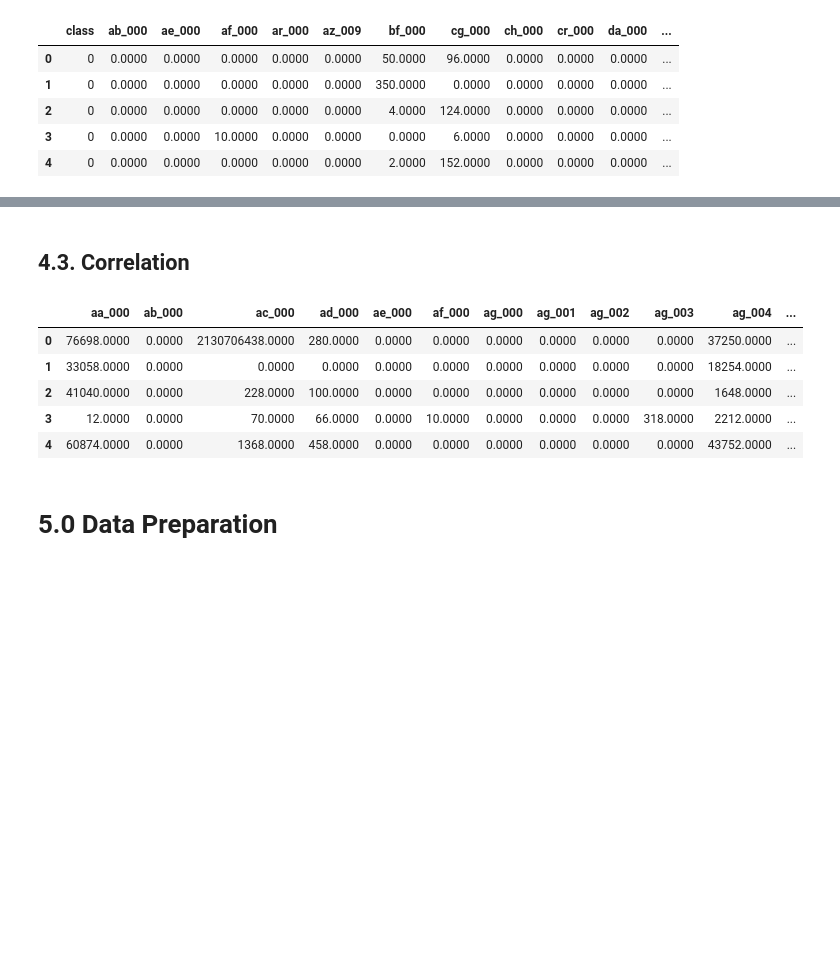
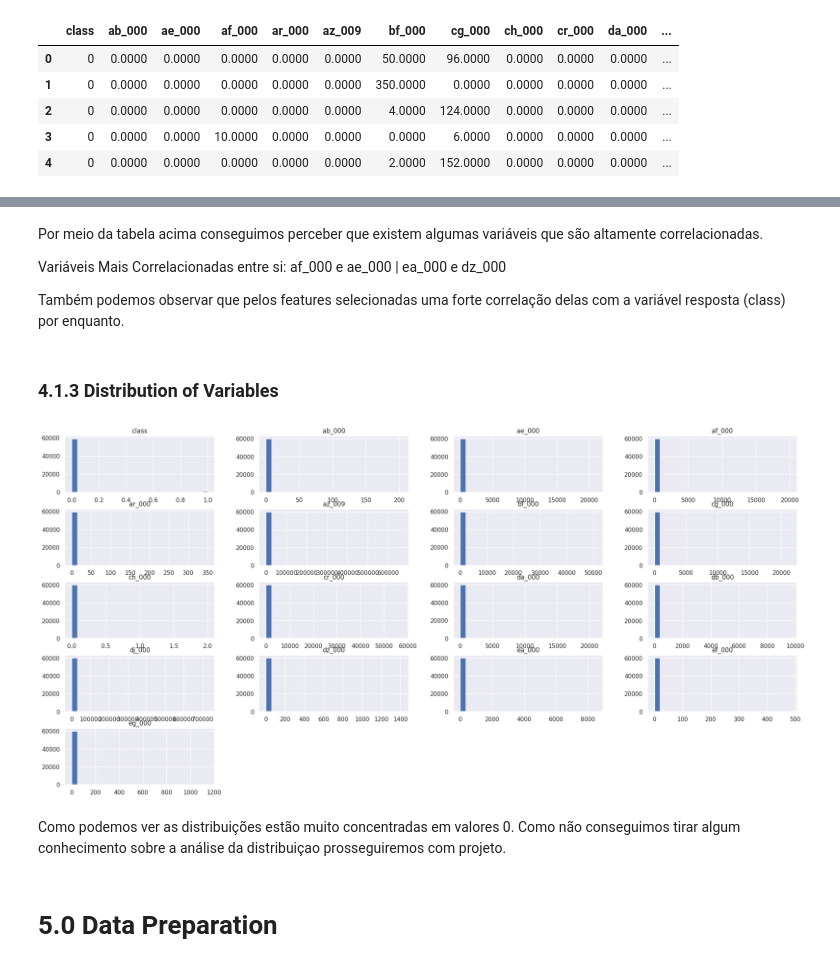
Before and after one commit to malheiros7j/truck_system_classifier, a Jupyter notebook: notebooks/ciclo01_air_system_truck.ipynb, the cells around one changed output, grey strips where cells are left out. Drawn from its saved outputs; the diff is of its cells as text; code cells hidden in the pictures; blank space fills up the shorter version.

Commit message:
updated notebooks and images

```diff
--- a/notebooks/ciclo01_air_system_truck.ipynb
+++ b/notebooks/ciclo01_air_system_truck.ipynb
@@ -275,2 +241,0 @@ Name: cd_000, dtype: int64
-# %%
-df1 = df1.drop(columns=['cd_000'],axis=1)
@@ -331,10 +286,16 @@ m.head()
 | 4 | ae_000 | 0.0000 | 21050.0000 | 21050.0000 | 6.5350 | 0.0000 | 92.5316 | 11228.4059 |
 # %% [markdown]
 # 2.0 Feature Engineering
+# %%
+df2 = df1.copy()
 # %% [markdown]
 # 3.0 Variables Filtering
+# %%
+df3 = df2.copy()
 # %% [markdown]
 # 4.0 EDA
+# %%
+df4 = df3.copy()
 # %% [markdown]
 ## 4.1 Univariate Analysis
 # %% [markdown]
@@ -404,2 +357,8 @@ sns.heatmap(correlation,annot=True);
+# %% [markdown]
+Por meio da tabela acima conseguimos perceber que existem algumas variáveis que são altamente correlacionadas.
+
+Variáveis Mais Correlacionadas entre si: af_000 e ae_000 | ea_000 e dz_000
+
+Também podemos observar que pelos features selecionadas uma forte correlação delas com a variável resposta (class) por enquanto.
 # %% [markdown]
-## 4.3. Correlation
+### 4.1.3 Distribution of Variables
@@ -408,9 +364,0 @@ sns.heatmap(correlation,annot=True);
-# %%
-num_attributes.head()
-# %% [output]
-|  | aa_000 | ab_000 | ac_000 | ad_000 | ae_000 | af_000 | ag_000 | ag_001 | ag_002 | ag_003 | ag_004 | ... |
-| 0 | 76698.0000 | 0.0000 | 2130706438.0000 | 280.0000 | 0.0000 | 0.0000 | 0.0000 | 0.0000 | 0.0000 | 0.0000 | 37250.0000 | ... |
-| 1 | 33058.0000 | 0.0000 | 0.0000 | 0.0000 | 0.0000 | 0.0000 | 0.0000 | 0.0000 | 0.0000 | 0.0000 | 18254.0000 | ... |
-| 2 | 41040.0000 | 0.0000 | 228.0000 | 100.0000 | 0.0000 | 0.0000 | 0.0000 | 0.0000 | 0.0000 | 0.0000 | 1648.0000 | ... |
-| 3 | 12.0000 | 0.0000 | 70.0000 | 66.0000 | 0.0000 | 10.0000 | 0.0000 | 0.0000 | 0.0000 | 318.0000 | 2212.0000 | ... |
-| 4 | 60874.0000 | 0.0000 | 1368.0000 | 458.0000 | 0.0000 | 0.0000 | 0.0000 | 0.0000 | 0.0000 | 0.0000 | 43752.0000 | ... |
@@ -420,3 +365,9 @@ num_attributes.head()
+# %%
+df_aux1.hist(bins=25);
+# %% [output]
+[figure, added]
+# %% [markdown]
+Como podemos ver as distribuições estão muito concentradas em valores 0. Como não conseguimos tirar algum conhecimento sobre a análise da distribuiçao prosseguiremos com projeto.
 # %% [markdown]
 # 5.0 Data Preparation
 # %%
```
Also changed, not shown: parts of 67 cells of this notebook, 6 other files.
